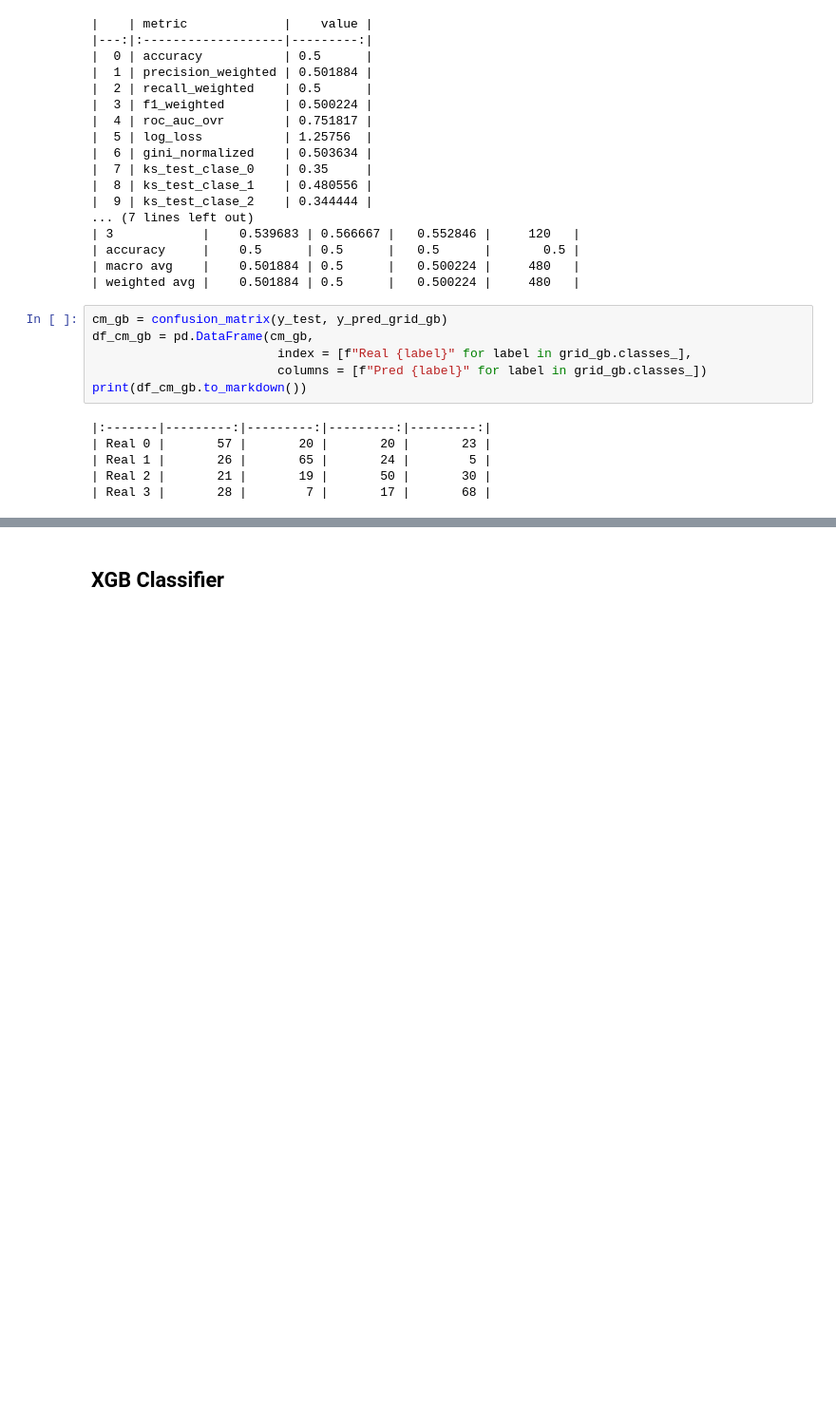
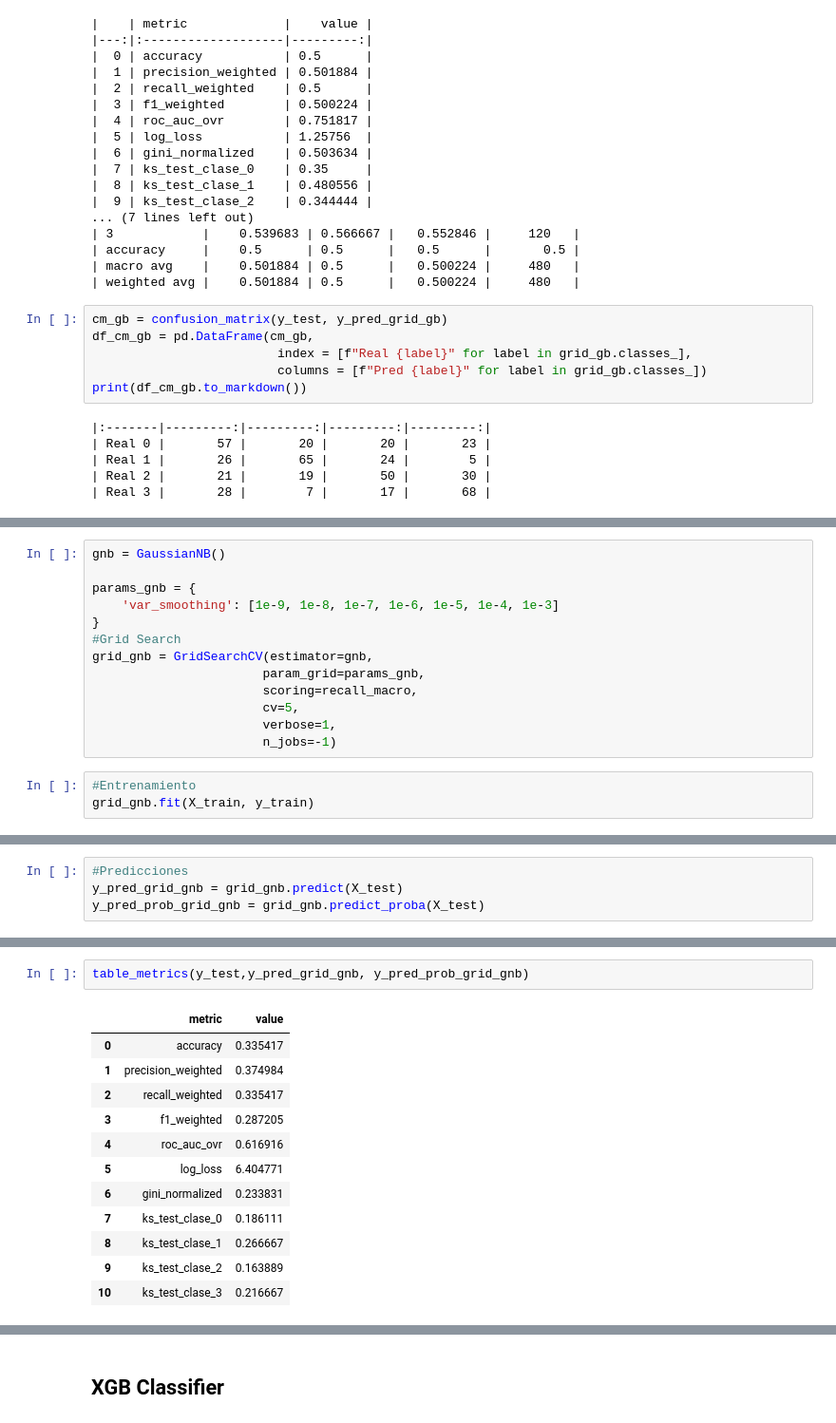
Before and after one commit to lgarayva/MCD_EKG, a Jupyter notebook: notebooks/07_ML_modeling.ipynb, the cells around one changed output, grey strips where cells are left out. Shown at 95% size. Drawn from its saved outputs; the diff is of its cells as text; blank space fills up the shorter version.

```diff
--- a/notebooks/07_ML_modeling.ipynb
+++ b/notebooks/07_ML_modeling.ipynb
@@ -452,0 +515,16 @@ print(df_cm_gb.to_markdown())
+# %%
+gnb = GaussianNB()
+
+params_gnb = {
+    'var_smoothing': [1e-9, 1e-8, 1e-7, 1e-6, 1e-5, 1e-4, 1e-3]
+}
+#Grid Search
+grid_gnb = GridSearchCV(estimator=gnb,
+                       param_grid=params_gnb,
+                       scoring=recall_macro,
+                       cv=5,
+                       verbose=1,
+                       n_jobs=-1)
+# %%
+#Entrenamiento
+grid_gnb.fit(X_train, y_train)
@@ -452,0 +548,4 @@ print(df_cm_gb.to_markdown())
+# %%
+#Predicciones
+y_pred_grid_gnb = grid_gnb.predict(X_test)
+y_pred_prob_grid_gnb = grid_gnb.predict_proba(X_test)
@@ -452,0 +565,15 @@ print(df_cm_gb.to_markdown())
+# %%
+table_metrics(y_test,y_pred_grid_gnb, y_pred_prob_grid_gnb)
+# %% [output]
+|  | metric | value |
+| 0 | accuracy | 0.335417 |
+| 1 | precision_weighted | 0.374984 |
+| 2 | recall_weighted | 0.335417 |
+| 3 | f1_weighted | 0.287205 |
+| 4 | roc_auc_ovr | 0.616916 |
+| 5 | log_loss | 6.404771 |
+| 6 | gini_normalized | 0.233831 |
+| 7 | ks_test_clase_0 | 0.186111 |
+| 8 | ks_test_clase_1 | 0.266667 |
+| 9 | ks_test_clase_2 | 0.163889 |
+| 10 | ks_test_clase_3 | 0.216667 |
```
Also changed, not shown: parts of 33 cells of this notebook.
